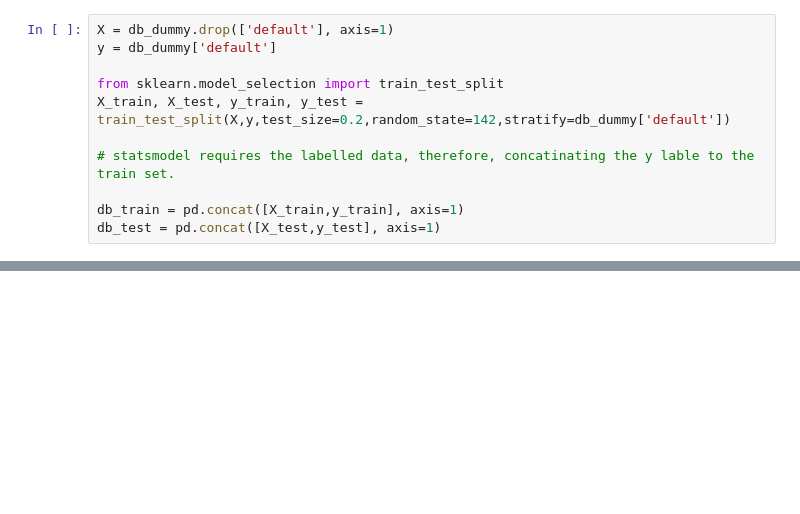
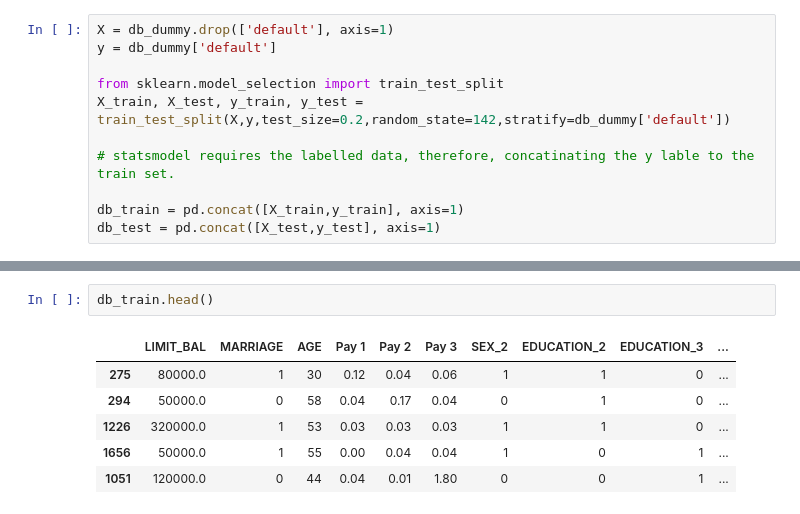
Before and after one commit to Salviz1019/Credit-Card-Default-Analysis, a Jupyter notebook: Credit Card Default Analysis.ipynb, the cells around one changed output, grey strips where cells are left out. Drawn from its saved outputs; the diff is of its cells as text; blank space fills up the shorter version.

```diff
--- a/Credit Card Default Analysis.ipynb
+++ b/Credit Card Default Analysis.ipynb
@@ -254,0 +277,9 @@ db_test = pd.concat([X_test,y_test], axis=1)
+# %%
+db_train.head()
+# %% [output]
+|  | LIMIT_BAL | MARRIAGE | AGE | Pay 1 | Pay 2 | Pay 3 | SEX_2 | EDUCATION_2 | EDUCATION_3 | ... |
+| 275 | 80000.0 | 1 | 30 | 0.12 | 0.04 | 0.06 | 1 | 1 | 0 | ... |
+| 294 | 50000.0 | 0 | 58 | 0.04 | 0.17 | 0.04 | 0 | 1 | 0 | ... |
+| 1226 | 320000.0 | 1 | 53 | 0.03 | 0.03 | 0.03 | 1 | 1 | 0 | ... |
+| 1656 | 50000.0 | 1 | 55 | 0.00 | 0.04 | 0.04 | 1 | 0 | 1 | ... |
+| 1051 | 120000.0 | 0 | 44 | 0.04 | 0.01 | 1.80 | 0 | 0 | 1 | ... |
```
Also changed, not shown: parts of 5 cells of this notebook.
